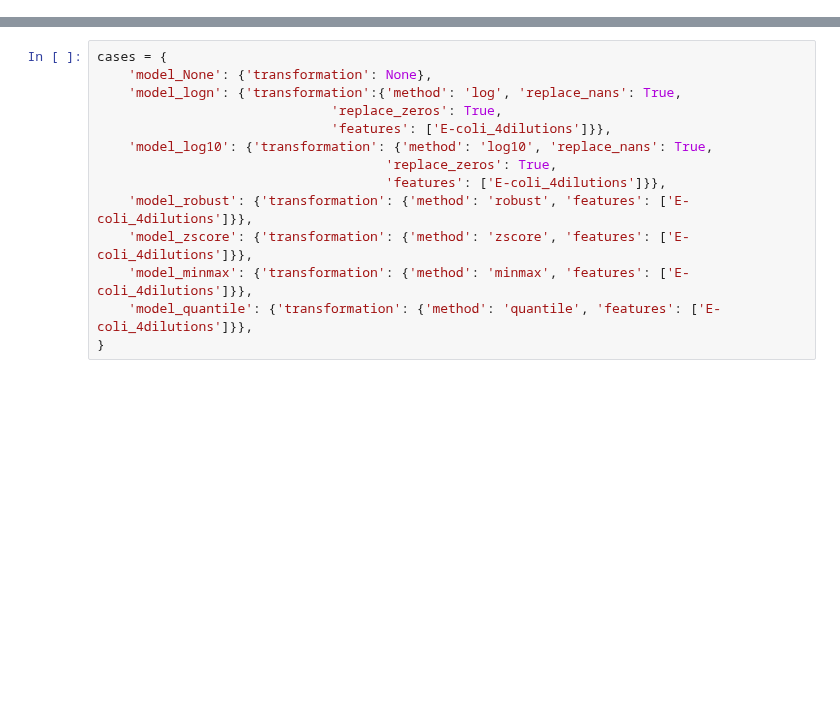
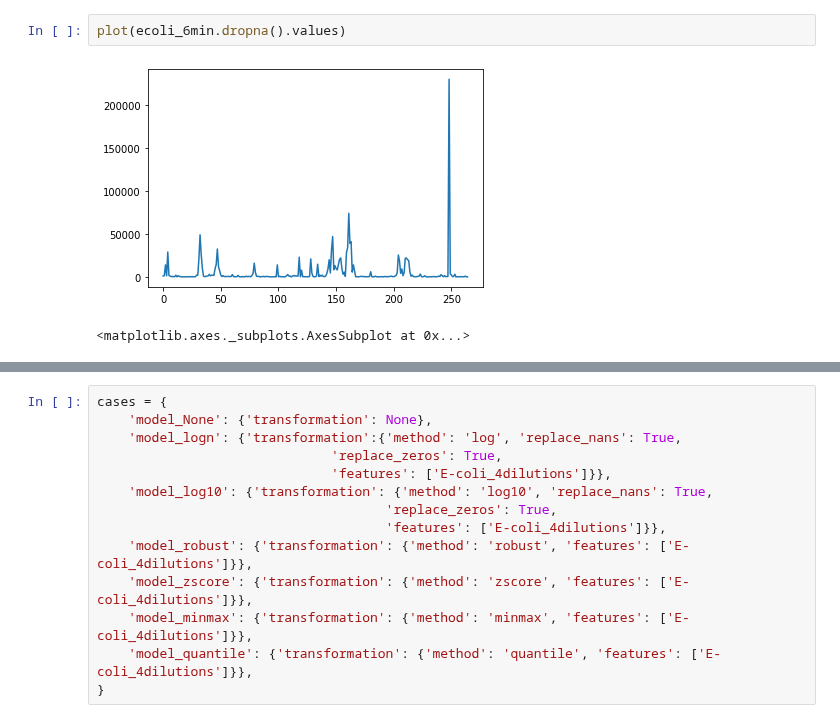
Before and after one commit to AtrCheema/AI4Water, a Jupyter notebook: examples/paper_figs/ecoli_modeling_with_transformations.ipynb, the cells around one changed output, grey strips where cells are left out. Drawn from its saved outputs; the diff is of its cells as text; blank space fills up the shorter version.

```diff
--- a/examples/paper_figs/ecoli_modeling_with_transformations.ipynb
+++ b/examples/paper_figs/ecoli_modeling_with_transformations.ipynb
@@ -24,3 +94,8 @@ ecoli_6min = ecoli.resample('6min').mean()
+# %%
+plot(ecoli_6min.dropna().values)
+# %% [output]
+[figure, added]
+<matplotlib.axes._subplots.AxesSubplot at 0x...>
 # %%
 w = w.interpolate()
 w = w.bfill()
```
Also changed, not shown: parts of 31 cells of this notebook.
